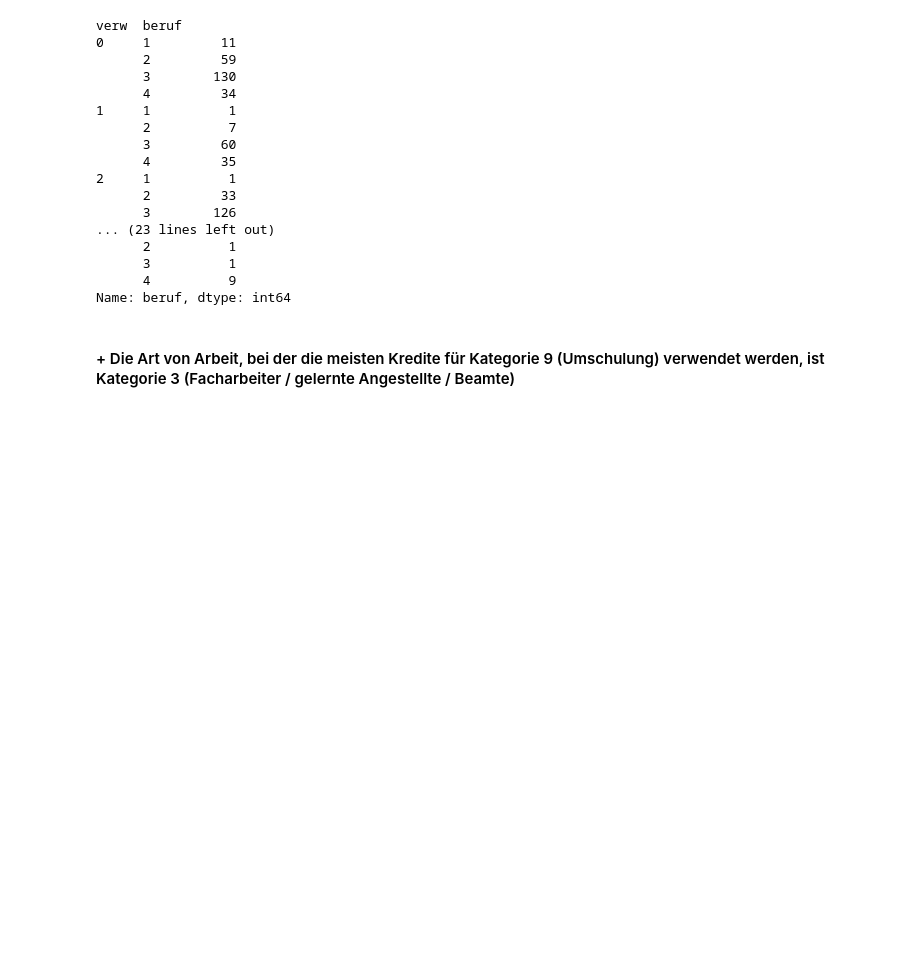
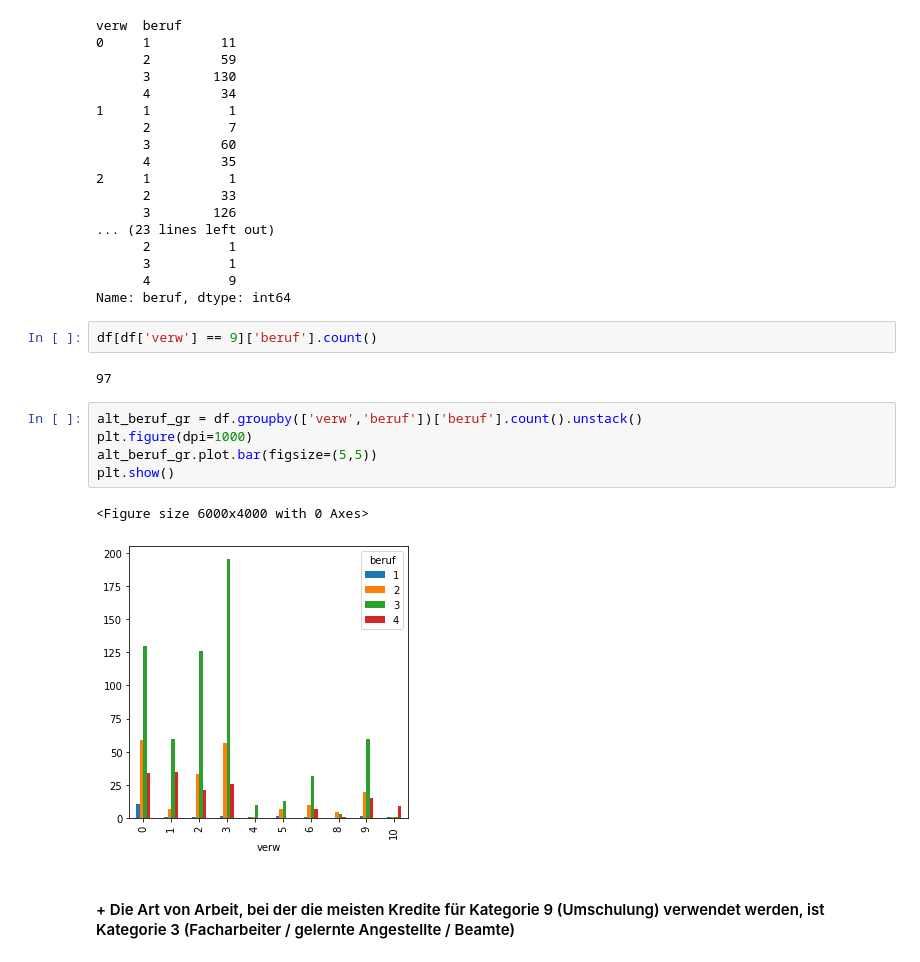
Before and after one commit to satriobhirawa/Kredit-EDA-SudDeutschland, a Jupyter notebook: BA_Credit.ipynb, the cells around one changed output. Drawn from its saved outputs; the diff is of its cells as text; blank space fills up the shorter version.

```diff
--- a/BA_Credit.ipynb
+++ b/BA_Credit.ipynb
@@ -488,6 +488,18 @@ verw  beruf
       3          1
       4          9
 Name: beruf, dtype: int64
+# %%
+df[df['verw'] == 9]['beruf'].count()
+# %% [output]
+97
+# %%
+alt_beruf_gr = df.groupby(['verw','beruf'])['beruf'].count().unstack()
+plt.figure(dpi=1000)
+alt_beruf_gr.plot.bar(figsize=(5,5))
+plt.show()
+# %% [output]
+<Figure size 6000x4000 with 0 Axes>
+[figure, added]
 # %% [markdown]
 #### + Die Art von Arbeit, bei der die meisten Kredite für Kategorie 9 (Umschulung) verwendet werden, ist Kategorie 3 (Facharbeiter / gelernte Angestellte / Beamte)
 # %%
```
Also changed, not shown: parts of 11 cells of this notebook, 1 other file.
